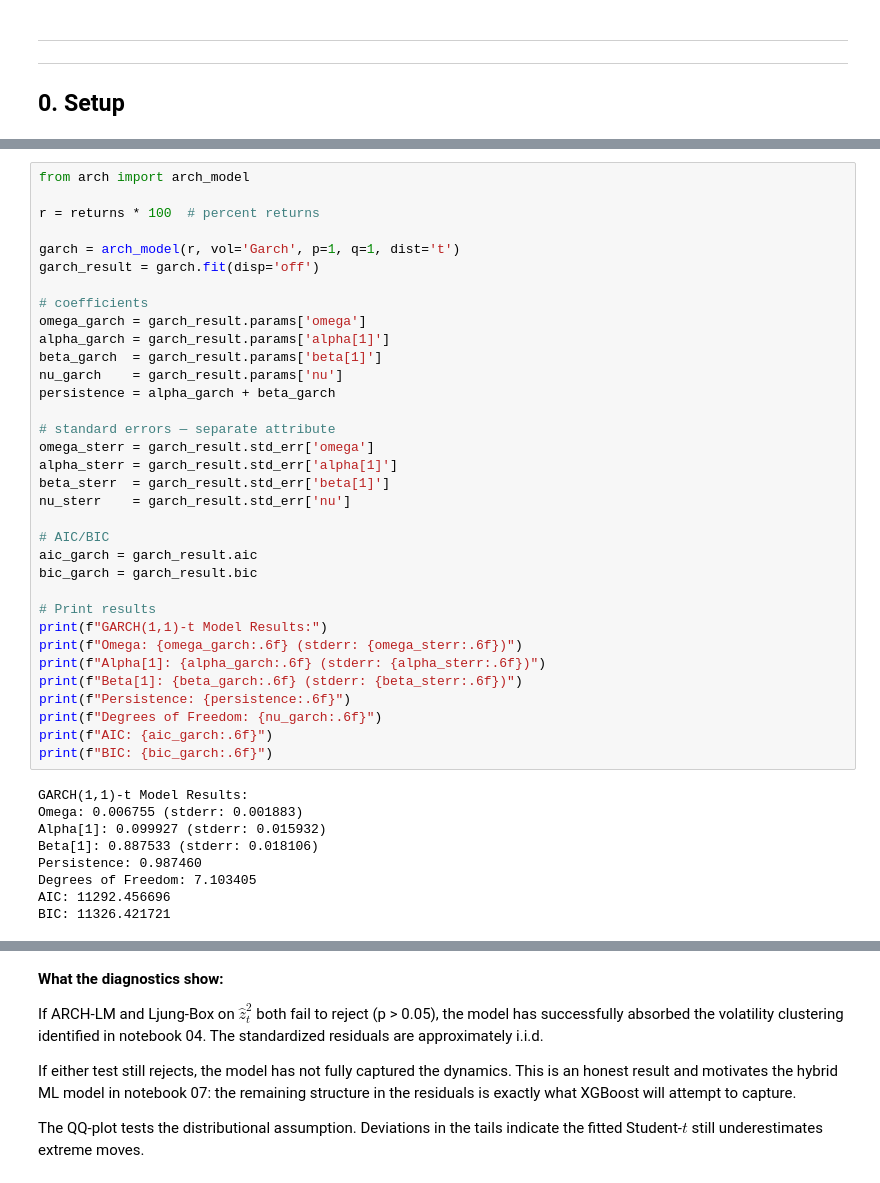
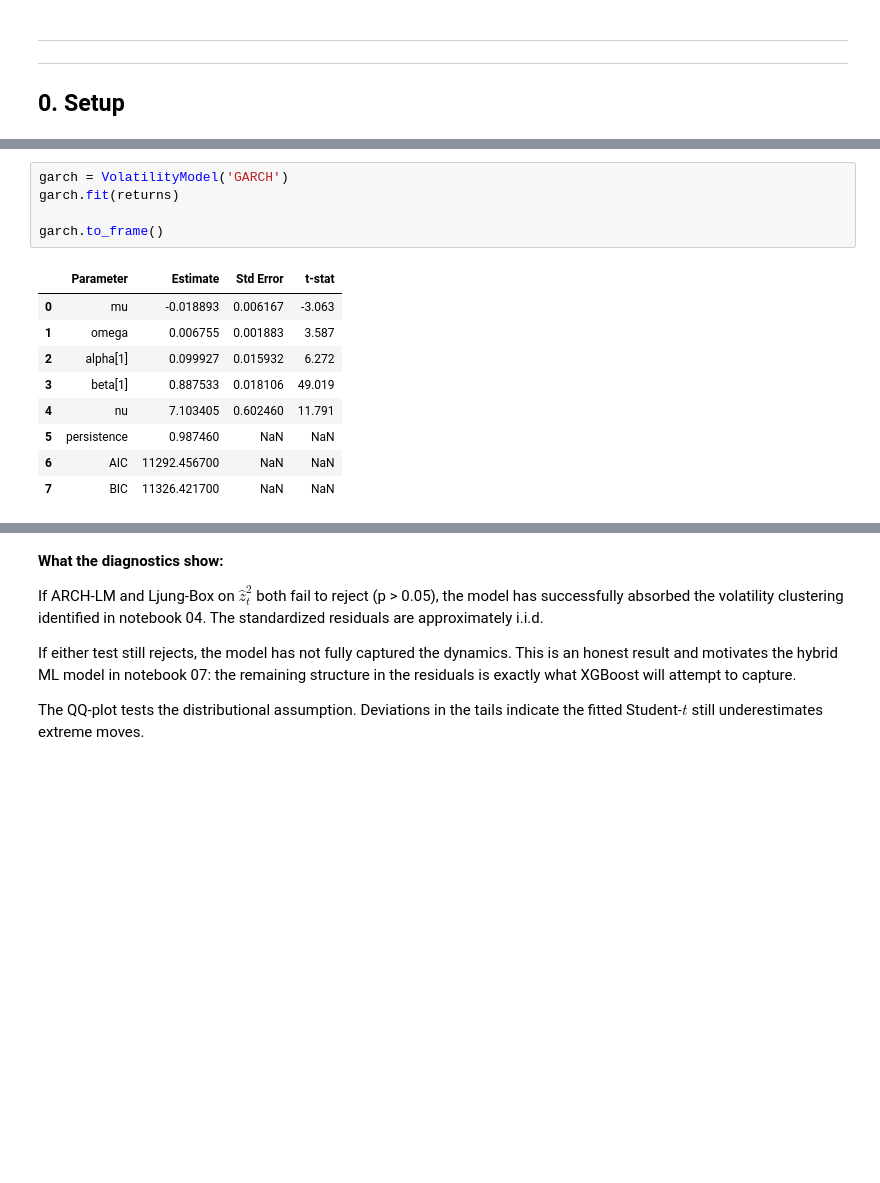
Before and after one commit to alex-rosas/regime-aware-volatility-forecasting, a Jupyter notebook: notebooks/05_garch_model.ipynb, the cells around one changed output, grey strips where cells are left out. Saved outputs shown, nothing was run; the diff lists cells and outputs as text; blank space fills up the shorter version.

```diff
--- a/notebooks/05_garch_model.ipynb
+++ b/notebooks/05_garch_model.ipynb
@@ -108,46 +177,18 @@ One important detail: scale returns by 100 before passing to arch_model. The arc
-# %%
-from arch import arch_model
-
-r = returns * 100  # percent returns
-
-garch = arch_model(r, vol='Garch', p=1, q=1, dist='t')
-garch_result = garch.fit(disp='off')
-
-# coefficients
-omega_garch = garch_result.params['omega']
-alpha_garch = garch_result.params['alpha[1]']
-beta_garch  = garch_result.params['beta[1]']
-nu_garch    = garch_result.params['nu']
-persistence = alpha_garch + beta_garch
-
-# standard errors — separate attribute
-omega_sterr = garch_result.std_err['omega']
-alpha_sterr = garch_result.std_err['alpha[1]']
-beta_sterr  = garch_result.std_err['beta[1]']
-nu_sterr    = garch_result.std_err['nu']
-
-# AIC/BIC
-aic_garch = garch_result.aic
-bic_garch = garch_result.bic
-
-# Print results
-print(f"GARCH(1,1)-t Model Results:")
-print(f"Omega: {omega_garch:.6f} (stderr: {omega_sterr:.6f})")
-print(f"Alpha[1]: {alpha_garch:.6f} (stderr: {alpha_sterr:.6f})")
-print(f"Beta[1]: {beta_garch:.6f} (stderr: {beta_sterr:.6f})")
-print(f"Persistence: {persistence:.6f}")
-print(f"Degrees of Freedom: {nu_garch:.6f}")
-print(f"AIC: {aic_garch:.6f}")
-print(f"BIC: {bic_garch:.6f}")
-# %% [output]
-GARCH(1,1)-t Model Results:
-Omega: 0.006755 (stderr: 0.001883)
-Alpha[1]: 0.099927 (stderr: 0.015932)
-Beta[1]: 0.887533 (stderr: 0.018106)
-Persistence: 0.987460
-Degrees of Freedom: 7.103405
-AIC: 11292.456696
-BIC: 11326.421721
+# %%
+garch = VolatilityModel('GARCH')
+garch.fit(returns)
+
+garch.to_frame()
+# %% [output]
+|  | Parameter | Estimate | Std Error | t-stat |
+| 0 | mu | -0.018893 | 0.006167 | -3.063 |
+| 1 | omega | 0.006755 | 0.001883 | 3.587 |
+| 2 | alpha[1] | 0.099927 | 0.015932 | 6.272 |
+| 3 | beta[1] | 0.887533 | 0.018106 | 49.019 |
+| 4 | nu | 7.103405 | 0.602460 | 11.791 |
+| 5 | persistence | 0.987460 | NaN | NaN |
+| 6 | AIC | 11292.456700 | NaN | NaN |
+| 7 | BIC | 11326.421700 | NaN | NaN |
 # %% [markdown]
 ---
 ---
```
Also changed, not shown: parts of 19 cells of this notebook, 53 other files.
